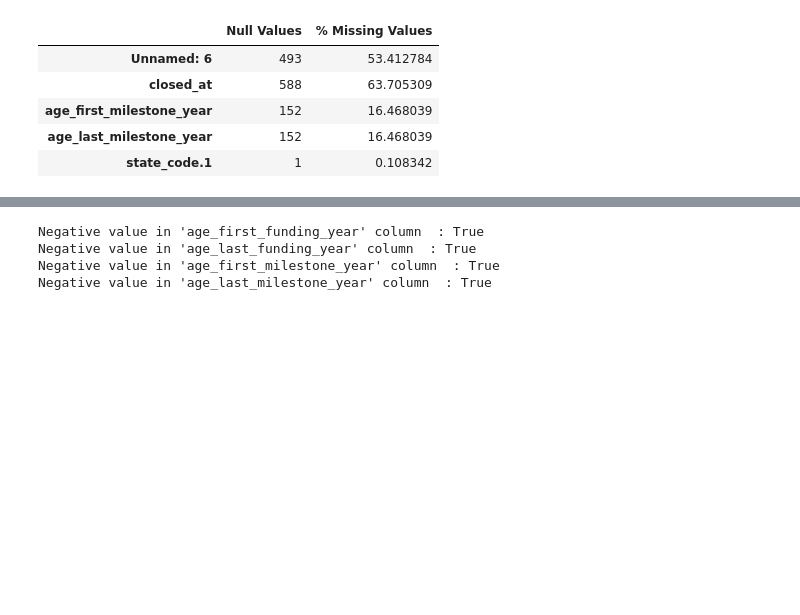
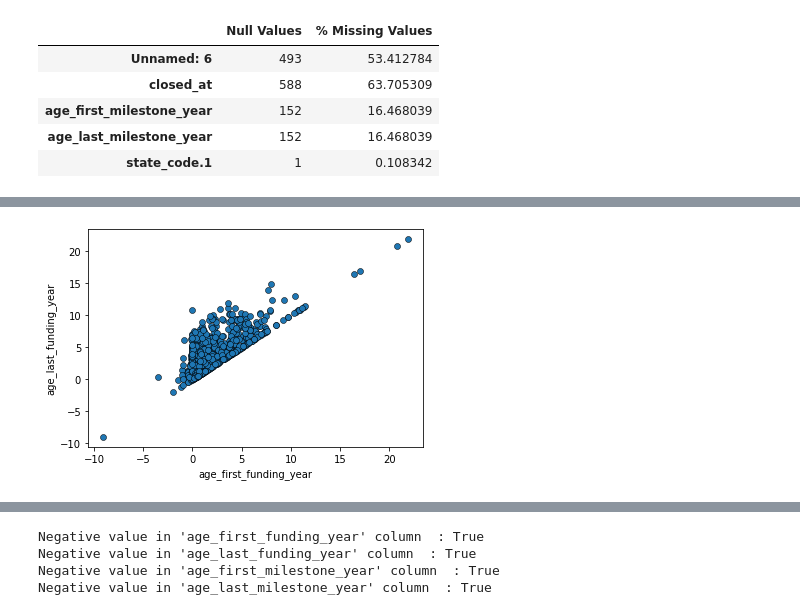
Before and after one commit to ChinmayPAt/startup-success-prediction, a Jupyter notebook: startup-success-prediction.ipynb, the cells around one changed output, grey strips where cells are left out. Cells and saved outputs as stored; diff of their text form; code cells hidden in the pictures; blank space fills up the shorter version.

```diff
--- a/startup-success-prediction.ipynb
+++ b/startup-success-prediction.ipynb
@@ -39,0 +175,7 @@ df['closed_at'] = df['closed_at'].fillna(value="31/12/2013")
+# %%
+# scatter plot to show relation between age_first_funding_year and age_last_funding_year
+fig, ax = plt.subplots()
+plot = plt.scatter(x=df['age_first_funding_year'], y=df['age_last_funding_year'], edgecolors="#000000", linewidths=0.5)
+plot = ax.set(xlabel="age_first_funding_year", ylabel="age_last_funding_year")
+# %% [output]
+[figure, added]
```
Also changed, not shown: parts of 31 cells of this notebook.
